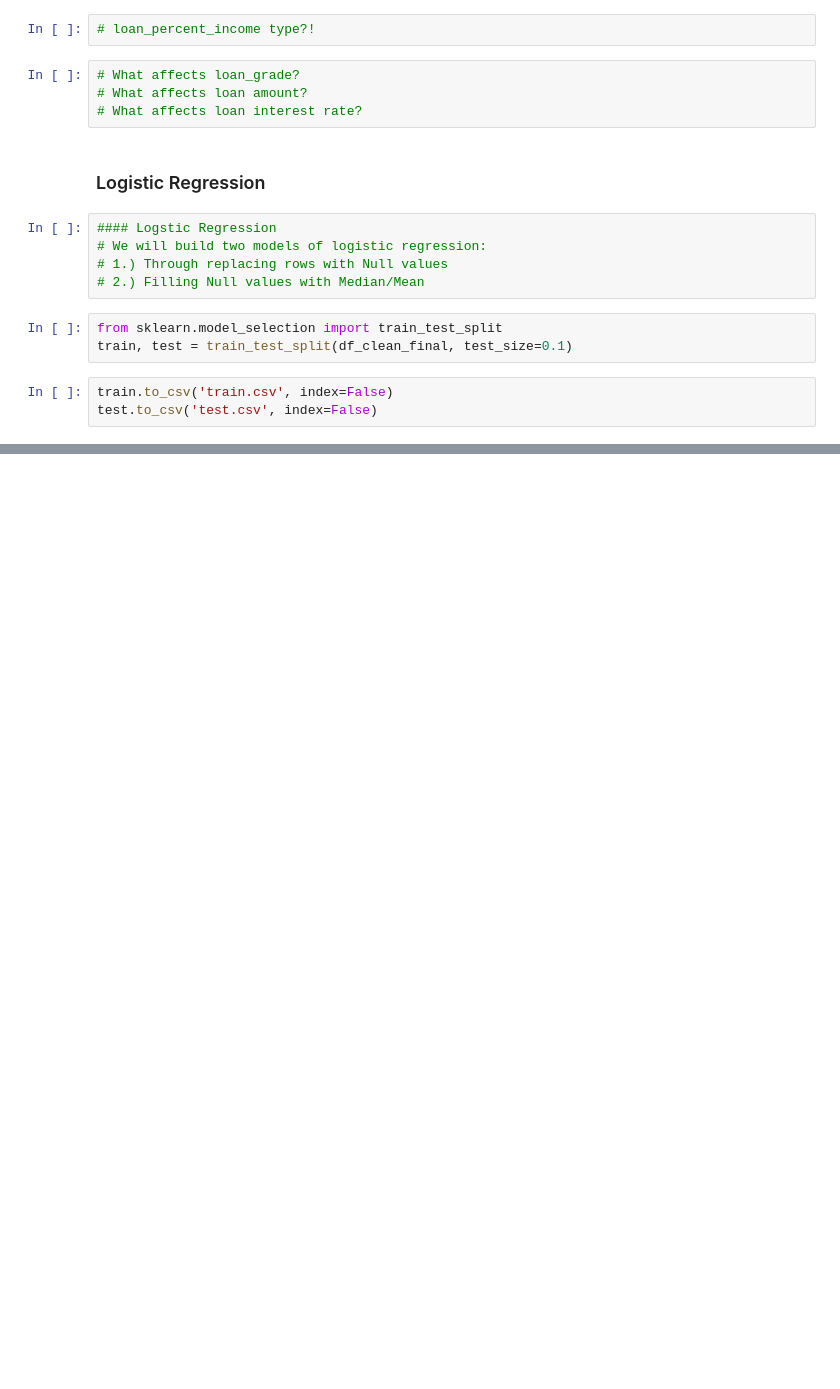
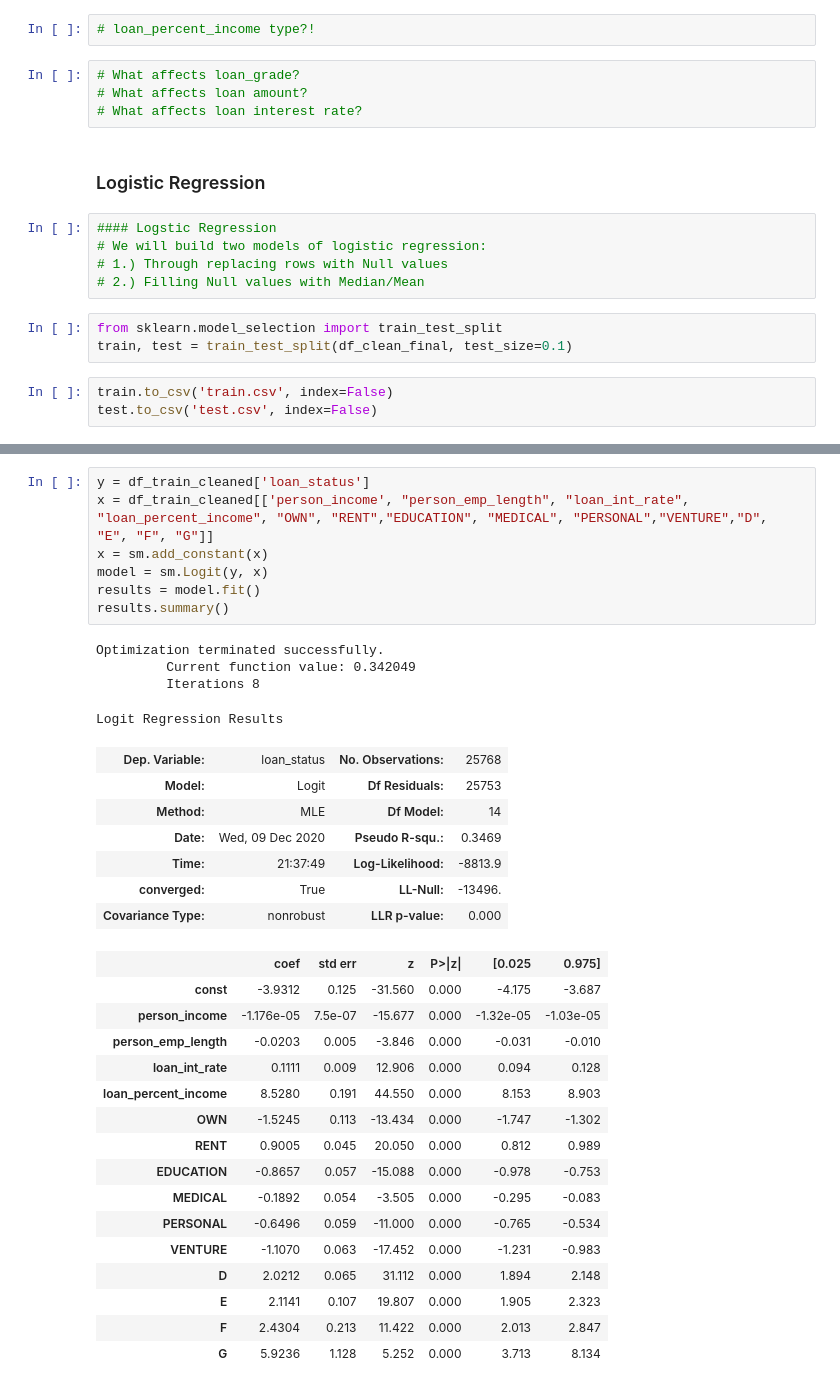
Before and after one commit to Shinan-tech/Credit_default, a Jupyter notebook: 06.12.2020_bene.ipynb, the cells around one changed output, grey strips where cells are left out. Cells and saved outputs as stored; diff of their text form; blank space fills up the shorter version.

```diff
--- a/06.12.2020_bene.ipynb
+++ b/06.12.2020_bene.ipynb
@@ -556,0 +617,35 @@ test.to_csv('test.csv', index=False)
+# %%
+y = df_train_cleaned['loan_status']
+x = df_train_cleaned[['person_income', "person_emp_length", "loan_int_rate", "loan_percent_income", "OWN", "RENT","EDUCATION", "MEDICAL", "PERSONAL","VENTURE","D", "E", "F", "G"]]
+x = sm.add_constant(x)
+model = sm.Logit(y, x)
+results = model.fit()
+results.summary()
+# %% [output]
+Optimization terminated successfully.
+         Current function value: 0.342049
+         Iterations 8
+Logit Regression Results
+| Dep. Variable: | loan_status | No. Observations: | 25768 |
+| Model: | Logit | Df Residuals: | 25753 |
+| Method: | MLE | Df Model: | 14 |
+| Date: | Wed, 09 Dec 2020 | Pseudo R-squ.: | 0.3469 |
+| Time: | 21:37:49 | Log-Likelihood: | -8813.9 |
+| converged: | True | LL-Null: | -13496. |
+| Covariance Type: | nonrobust | LLR p-value: | 0.000 |
+|  | coef | std err | z | P>|z| | [0.025 | 0.975] |
+| const | -3.9312 | 0.125 | -31.560 | 0.000 | -4.175 | -3.687 |
+| person_income | -1.176e-05 | 7.5e-07 | -15.677 | 0.000 | -1.32e-05 | -1.03e-05 |
+| person_emp_length | -0.0203 | 0.005 | -3.846 | 0.000 | -0.031 | -0.010 |
+| loan_int_rate | 0.1111 | 0.009 | 12.906 | 0.000 | 0.094 | 0.128 |
+| loan_percent_income | 8.5280 | 0.191 | 44.550 | 0.000 | 8.153 | 8.903 |
+| OWN | -1.5245 | 0.113 | -13.434 | 0.000 | -1.747 | -1.302 |
+| RENT | 0.9005 | 0.045 | 20.050 | 0.000 | 0.812 | 0.989 |
+| EDUCATION | -0.8657 | 0.057 | -15.088 | 0.000 | -0.978 | -0.753 |
+| MEDICAL | -0.1892 | 0.054 | -3.505 | 0.000 | -0.295 | -0.083 |
+| PERSONAL | -0.6496 | 0.059 | -11.000 | 0.000 | -0.765 | -0.534 |
+| VENTURE | -1.1070 | 0.063 | -17.452 | 0.000 | -1.231 | -0.983 |
+| D | 2.0212 | 0.065 | 31.112 | 0.000 | 1.894 | 2.148 |
+| E | 2.1141 | 0.107 | 19.807 | 0.000 | 1.905 | 2.323 |
+| F | 2.4304 | 0.213 | 11.422 | 0.000 | 2.013 | 2.847 |
+| G | 5.9236 | 1.128 | 5.252 | 0.000 | 3.713 | 8.134 |
```
Also changed, not shown: parts of 14 cells of this notebook.
